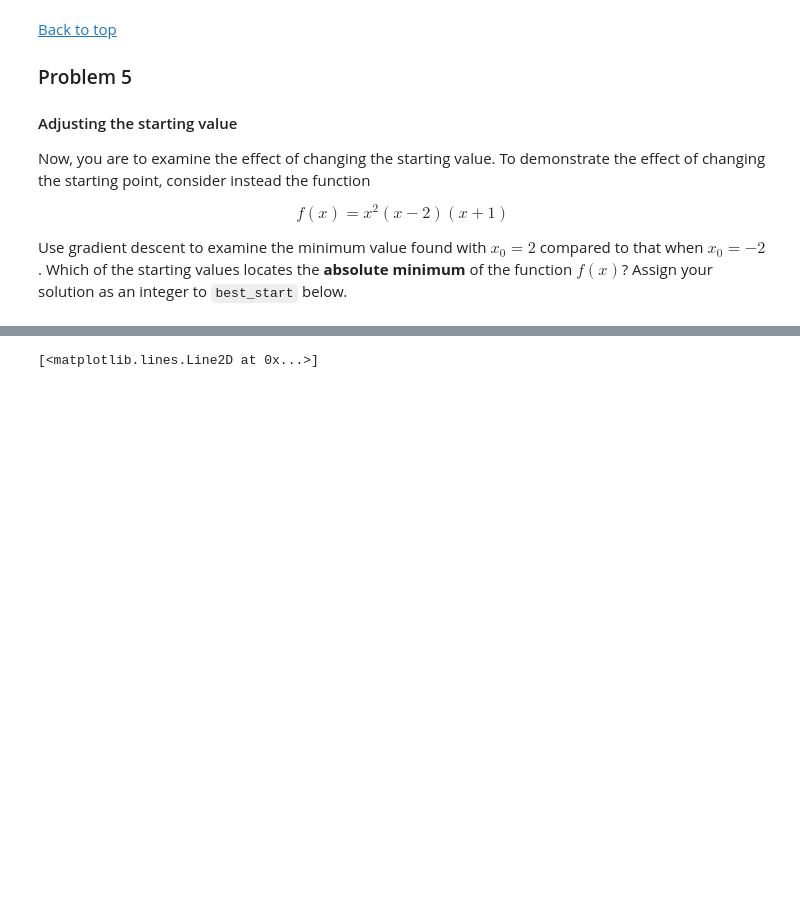
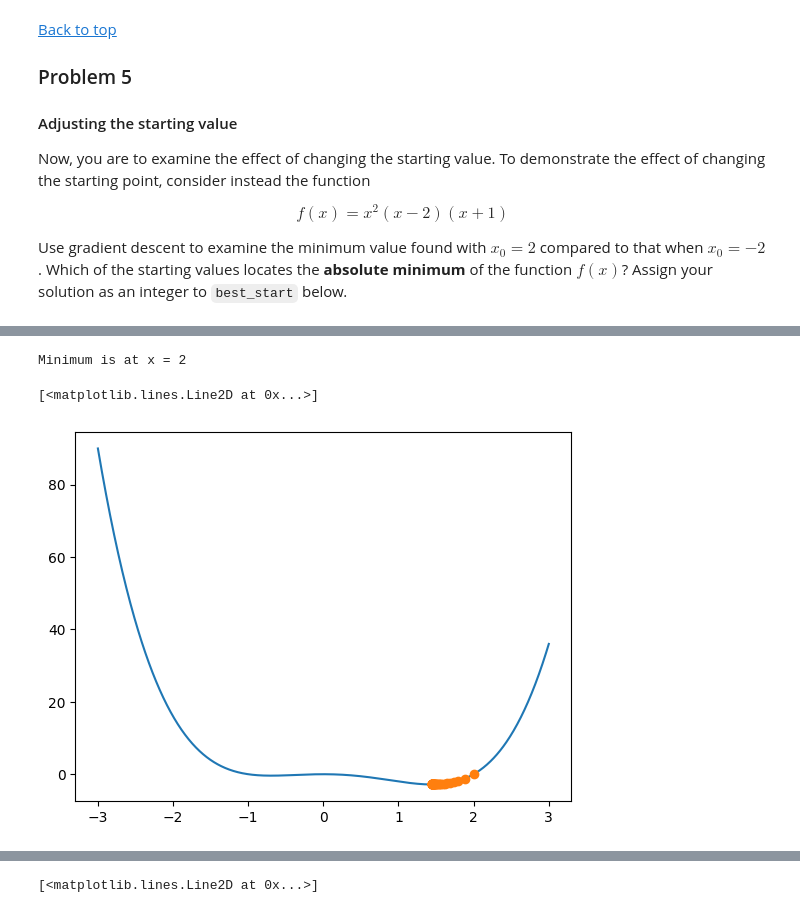
Before and after one commit to Subroy1/MSAI_AllPracticeModules, a Jupyter notebook: Module 15/colab_activity15_2.ipynb, the cells around one changed output, grey strips where cells are left out. Cells and saved outputs as stored; diff of their text form; code cells hidden in the pictures; blank space fills up the shorter version.

Commit message:
Different starting point yielding different minimum function value due to local optima

```diff
--- a/Module 15/colab_activity15_2.ipynb
+++ b/Module 15/colab_activity15_2.ipynb
@@ -223 +208,20 @@ plt.grid();
+# %%
+xprev=2
+xs = [xprev]
+for i in range(50):
+  xnext = xprev- step_size*df(xprev)
+  xs.append(xnext)
+  xprev = xnext
+
+best_start = 2
+
+
+### ANSWER CHECK
+print(f'Minimum is at x = {best_start}')
+plt.plot(x, f(x))
+plt.plot(xs, f(np.array(xs)), 'o')
+# %% [output]
+Minimum is at x = 2
+[<matplotlib.lines.Line2D at 0x...>]
+[figure, added]
 # %%
```
Also changed, not shown: parts of 4 cells of this notebook.
